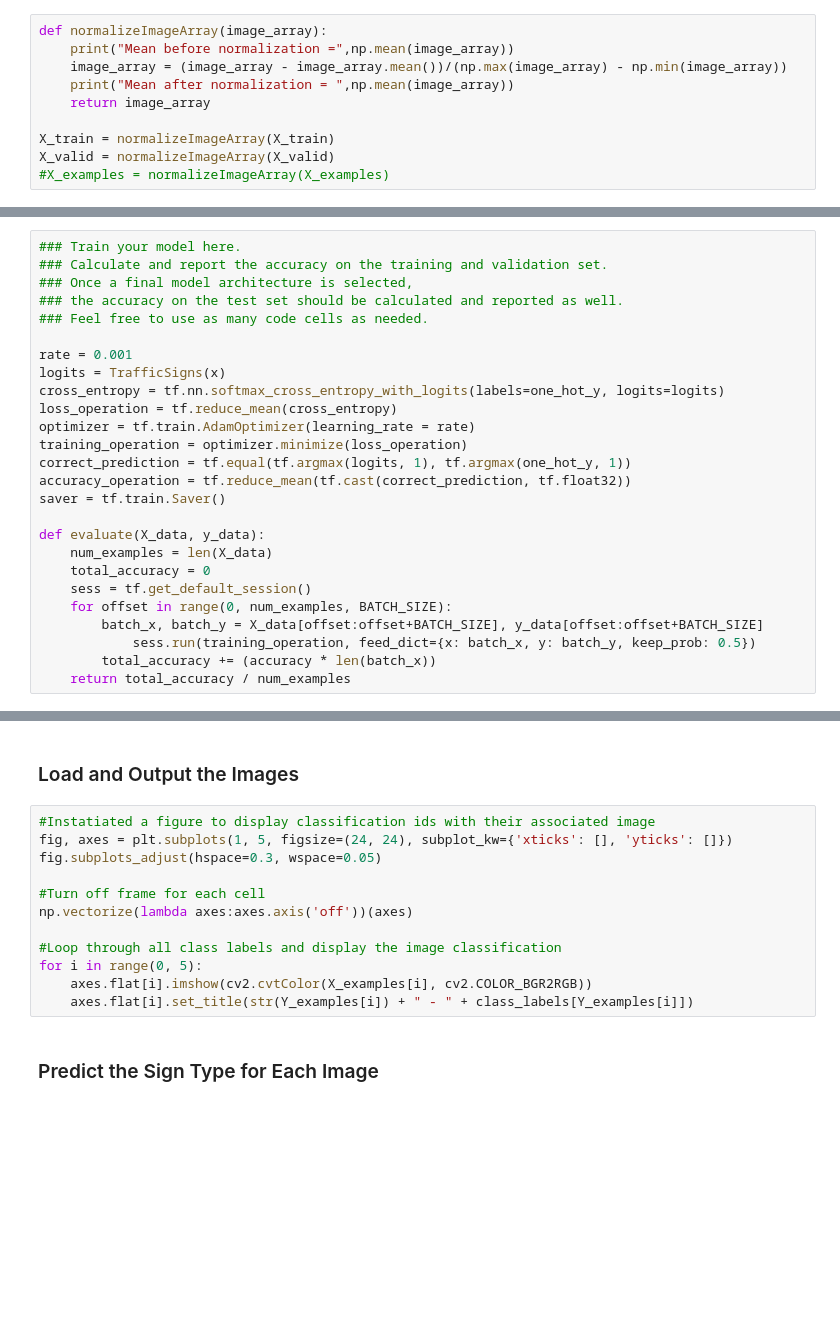
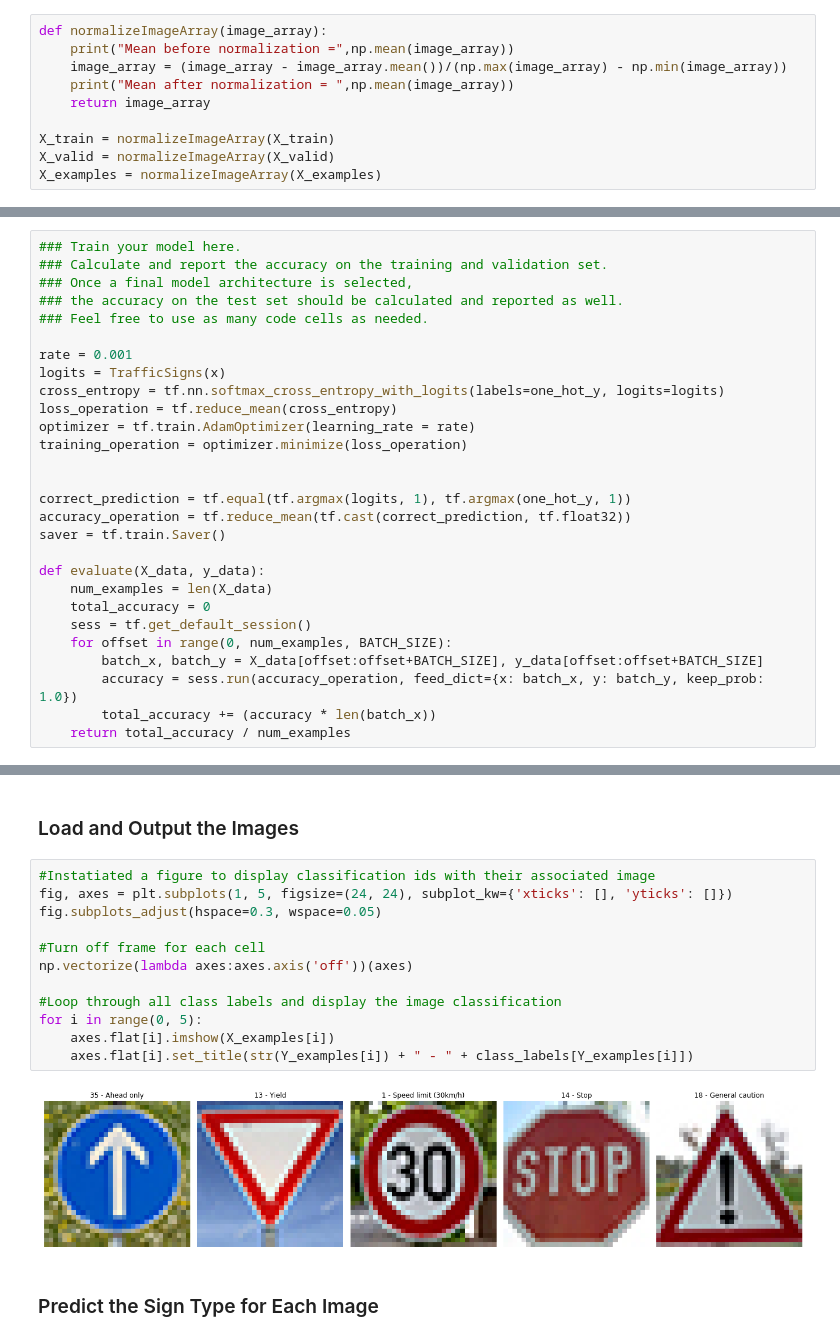
Before and after one commit to matthewsommer/Traffic-Sign-Classifier, a Jupyter notebook: Traffic_Sign_Classifier.ipynb, the cells around one changed output, grey strips where cells are left out. Cells and saved outputs as stored; diff of their text form; blank space fills up the shorter version.

```diff
--- a/Traffic_Sign_Classifier.ipynb
+++ b/Traffic_Sign_Classifier.ipynb
@@ -229,7 +248,7 @@ def normalizeImageArray(image_array):
 
 X_train = normalizeImageArray(X_train)
 X_valid = normalizeImageArray(X_valid)
-#X_examples = normalizeImageArray(X_examples)
+X_examples = normalizeImageArray(X_examples)
 # %% [output]
 Mean before normalization = 82.677589037
 Mean after normalization =  -2.22061620326e-17
@@ -369,6 +388,8 @@ cross_entropy = tf.nn.softmax_cross_entropy_with_logits(labels=one_hot_y, logits
 loss_operation = tf.reduce_mean(cross_entropy)
 optimizer = tf.train.AdamOptimizer(learning_rate = rate)
 training_operation = optimizer.minimize(loss_operation)
+
+
 correct_prediction = tf.equal(tf.argmax(logits, 1), tf.argmax(one_hot_y, 1))
 accuracy_operation = tf.reduce_mean(tf.cast(correct_prediction, tf.float32))
 saver = tf.train.Saver()
@@ -379,6 +400,6 @@ def evaluate(X_data, y_data):
     sess = tf.get_default_session()
     for offset in range(0, num_examples, BATCH_SIZE):
         batch_x, batch_y = X_data[offset:offset+BATCH_SIZE], y_data[offset:offset+BATCH_SIZE]
-            sess.run(training_operation, feed_dict={x: batch_x, y: batch_y, keep_prob: 0.5})
+        accuracy = sess.run(accuracy_operation, feed_dict={x: batch_x, y: batch_y, keep_prob: 1.0})
         total_accuracy += (accuracy * len(batch_x))
     return total_accuracy / num_examples
@@ -418,15 +456,17 @@ You may find `signnames.csv` useful as it contains mappings from the class id (i
 # %%
 #Instatiated a figure to display classification ids with their associated image
 fig, axes = plt.subplots(1, 5, figsize=(24, 24), subplot_kw={'xticks': [], 'yticks': []})
 fig.subplots_adjust(hspace=0.3, wspace=0.05)
 
 #Turn off frame for each cell
 np.vectorize(lambda axes:axes.axis('off'))(axes)
 
 #Loop through all class labels and display the image classification
 for i in range(0, 5):
-    axes.flat[i].imshow(cv2.cvtColor(X_examples[i], cv2.COLOR_BGR2RGB))
+    axes.flat[i].imshow(X_examples[i])
     axes.flat[i].set_title(str(Y_examples[i]) + " - " + class_labels[Y_examples[i]])
+# %% [output]
+[figure, added]
 # %% [markdown]
 ### Predict the Sign Type for Each Image
 # %%
```
Also changed, not shown: parts of 8 cells of this notebook, 16 other files.
